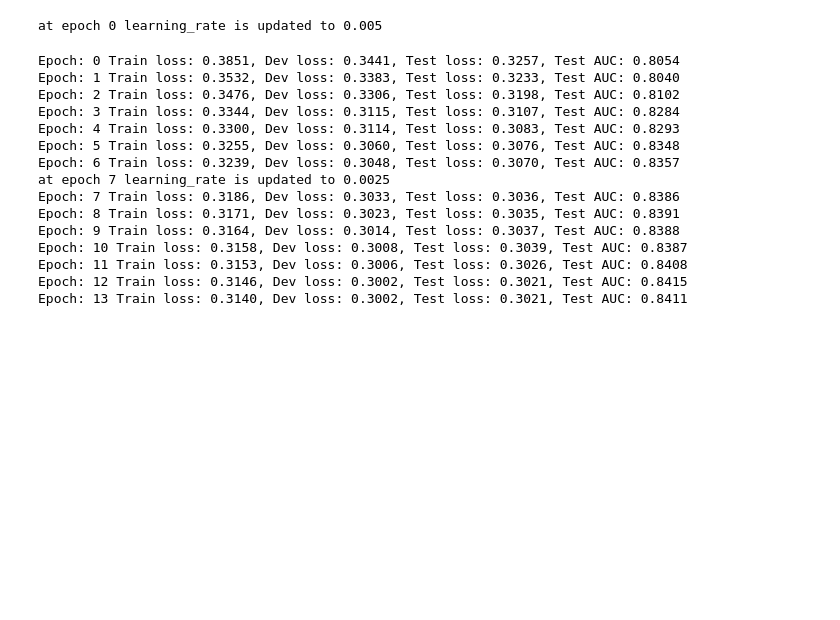
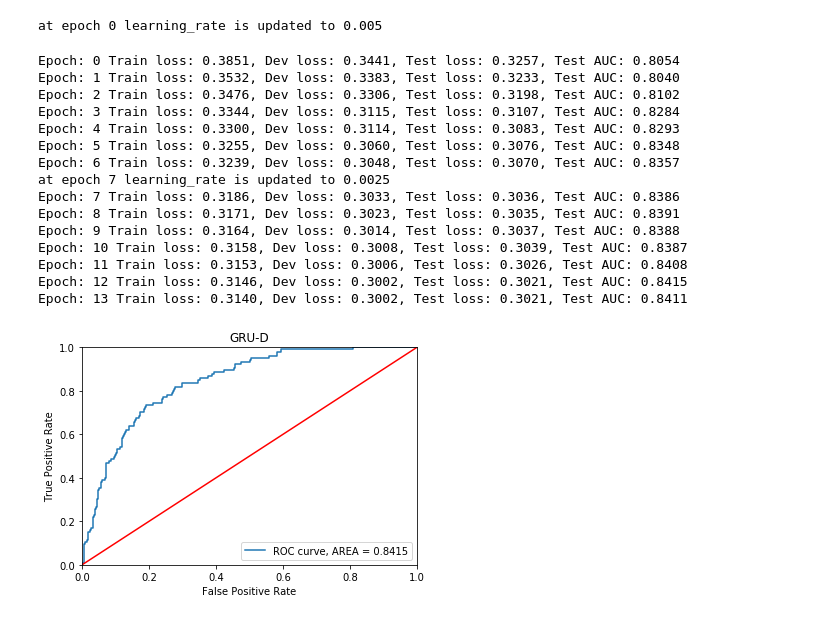
Before and after one commit to Han-JD/GRU-D, a Jupyter notebook: GRUD_mean.ipynb, the cells around one changed output. Saved outputs shown, nothing was run; the diff lists cells and outputs as text; code cells hidden in the pictures; blank space fills up the shorter version.

```diff
--- a/GRUD_mean.ipynb
+++ b/GRUD_mean.ipynb
@@ -838,8 +838,8 @@ class GRUD(torch.nn.Module):
 
 
             #(4)
-            gamma_x = torch.exp(-torch.max(self.zeros, (w_dg_x * x + b_dg_x)))
-            gamma_h = torch.exp(-torch.max(self.zeros, (w_dg_h * h + b_dg_h)))
+            gamma_x = torch.exp(-torch.max(self.zeros, (w_dg_x * d + b_dg_x)))
+            gamma_h = torch.exp(-torch.max(self.zeros, (w_dg_h * d + b_dg_h)))
 
             #(5)
             x = m * x + (1 - m) * (gamma_x * x + (1 - gamma_x) * self.x_mean)
@@ -1219,3 +1219,9 @@ Epoch: 10 Train loss: 0.3158, Dev loss: 0.3008, Test loss: 0.3039, Test AUC: 0.8
 Epoch: 11 Train loss: 0.3153, Dev loss: 0.3006, Test loss: 0.3026, Test AUC: 0.8408
 Epoch: 12 Train loss: 0.3146, Dev loss: 0.3002, Test loss: 0.3021, Test AUC: 0.8415
 Epoch: 13 Train loss: 0.3140, Dev loss: 0.3002, Test loss: 0.3021, Test AUC: 0.8411
+# %%
+test_preds , test_labels = epoch_losses[12][8], epoch_losses[12][11]
+
+plot_roc_and_auc_score(test_preds, test_labels, 'GRU-D')
+# %% [output]
+[figure, added]
```
